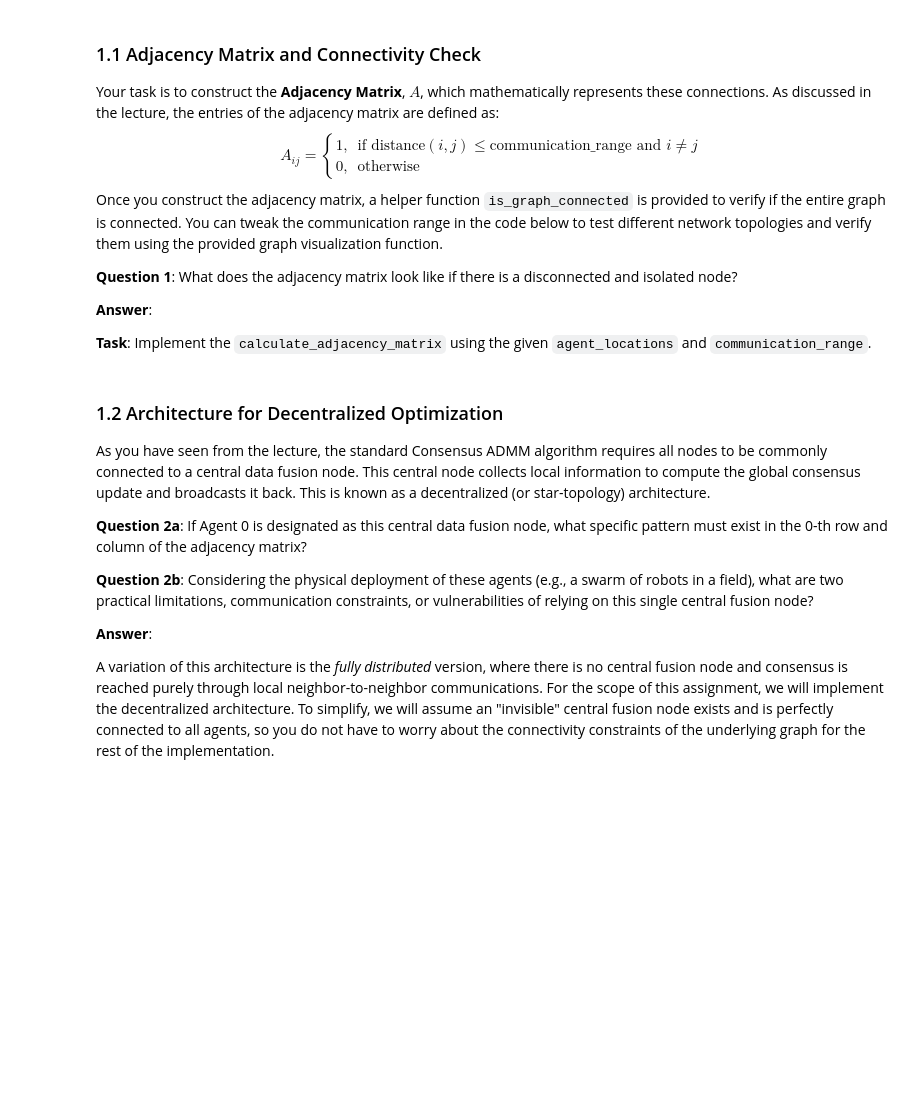
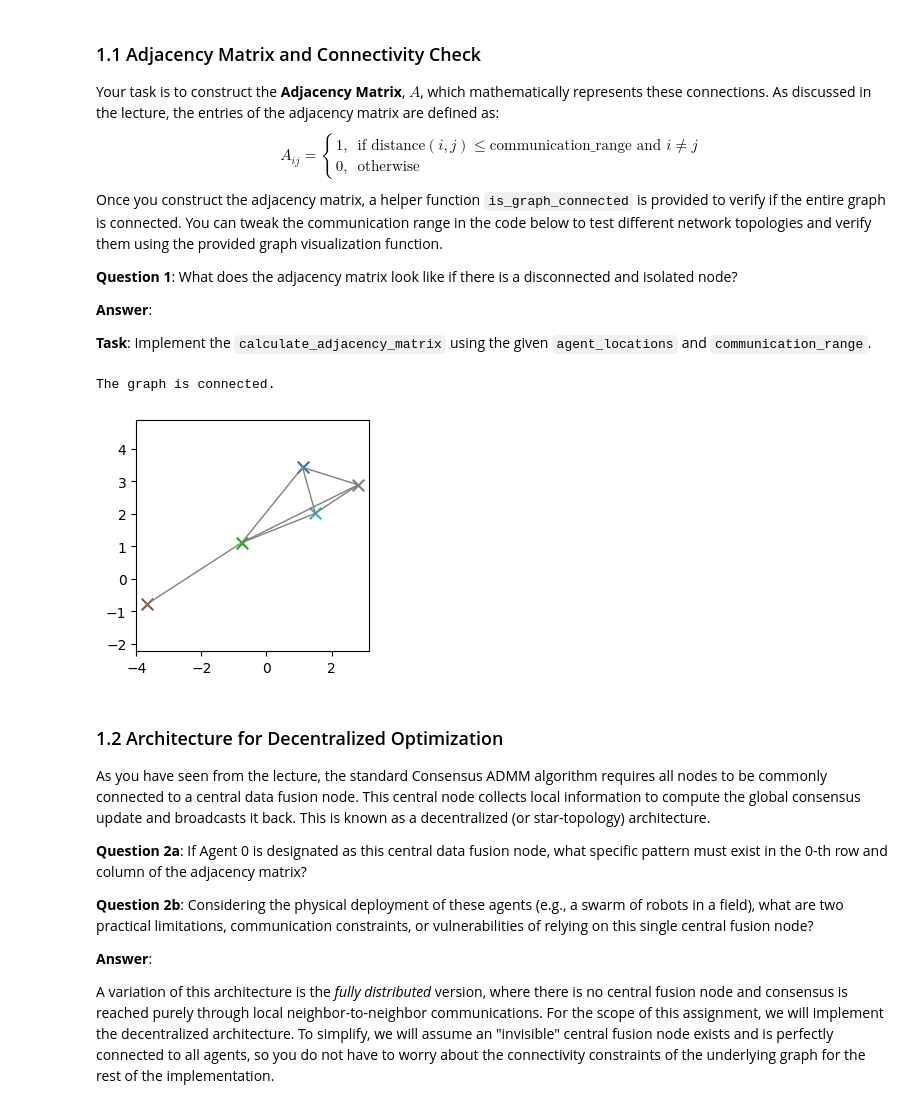
Before and after one commit to jackh1nes/PSF_Assignments, a Jupyter notebook: Assignment 5/assignment5-students/assignment5-students.ipynb, the cells around one changed output. Cells and saved outputs as stored; diff of their text form; code cells hidden in the pictures; blank space fills up the shorter version.

```diff
--- a/Assignment 5/assignment5-students/assignment5-students.ipynb
+++ b/Assignment 5/assignment5-students/assignment5-students.ipynb
@@ -100,34 +102,47 @@ def calculate_adjacency_matrix(agent_locations, communication_range):
     Returns:
         numpy.ndarray: A square integer array of shape (NUM_AGENTS, NUM_AGENTS)
                        containing 1s for connected agents and 0s otherwise.
                        The main diagonal should consist of zeros.
     """
 
     num_agents = agent_locations.shape[1]
     adjacency_matrix = np.zeros((num_agents, num_agents), dtype=int)
 
 
     ################# YOUR CODE HERE #################
-    raise NotImplementedError()
+    #raise NotImplementedError()
+
+    # loop through each pair of agents, if the (euclidean)distance is less than communication
+    # range set adj. matrix entry to 1
+    for i in range (num_agents):
+        for j in range(num_agents):
+            if i != j:
+                dist = np.linalg.norm(agent_locations[:, i] - agent_locations[:, j])
+                if dist <= communication_range:
+                    adjacency_matrix[i, j] = 1
+                    adjacency_matrix[j, i] = 1
     ##################################################
 
     return adjacency_matrix
 
 
 from utils import is_graph_connected
 NUM_AGENTS = 5
 AGENT_COMM_RANGE = 5
 
 # generate agent positions [GP_INPUT_DIM, NUM_AGENTS]
 agent_locations = np.array([0.9*np.random.uniform(field_range[0,0], field_range[0,1], NUM_AGENTS),
                             0.9*np.random.uniform(field_range[1,0], field_range[1,1], NUM_AGENTS)])
 
 adjacency_matrix = calculate_adjacency_matrix(agent_locations, AGENT_COMM_RANGE)
 if not is_graph_connected(adjacency_matrix):
     print("Warning: The graph is not connected.")
 else:
     print("The graph is connected.")
 visualize_graphs(agent_locations, adjacency_matrix)
+# %% [output]
+The graph is connected.
+[figure, added]
 # %% [markdown]
 ### 1.2 Architecture for Decentralized Optimization
 
```
Also changed, not shown: parts of 3 cells of this notebook.
